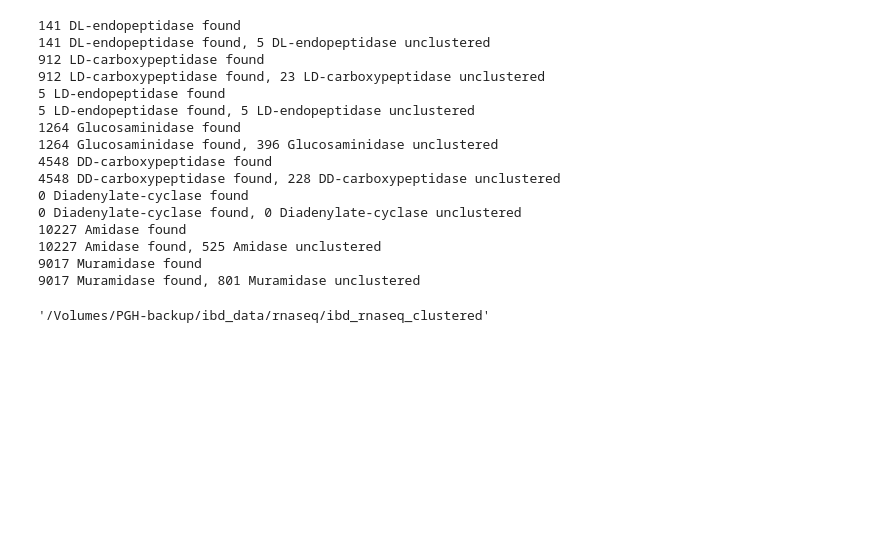
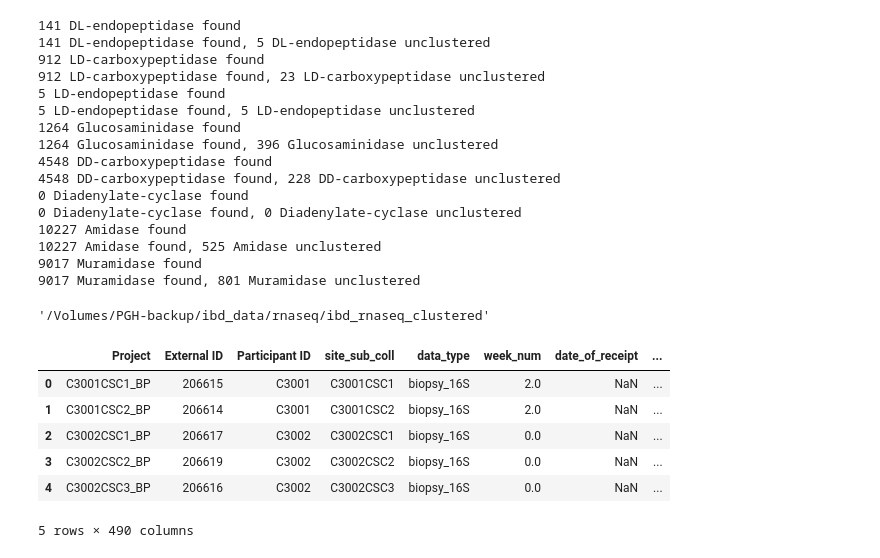
Before and after one commit to oliverdesa/Clustering_Metagenomics, a Jupyter notebook: src/clustering/mapping_clusters.ipynb, the cells around one changed output. Saved outputs shown, nothing was run; the diff lists cells and outputs as text; code cells hidden in the pictures; blank space fills up the shorter version.

```diff
--- a/src/clustering/mapping_clusters.ipynb
+++ b/src/clustering/mapping_clusters.ipynb
@@ -621,3 +619,15 @@ print(ibd_rna_clustered)
 make_outputs(ibd_rna_clustered, '/Volumes/PGH-backup/ibd_data/rnaseq/ibd_rnaseq_clustered')
 # %% [output]
 '/Volumes/PGH-backup/ibd_data/rnaseq/ibd_rnaseq_clustered'
+# %%
+metadata = pd.read_csv('/Volumes/PGH-backup/ibd_data/hmp2_metadata_2018-08-20.csv')
+
+display(metadata.head())
+# %% [output]
+|  | Project | External ID | Participant ID | site_sub_coll | data_type | week_num | date_of_receipt | ... |
+| 0 | C3001CSC1_BP | 206615 | C3001 | C3001CSC1 | biopsy_16S | 2.0 | NaN | ... |
+| 1 | C3001CSC2_BP | 206614 | C3001 | C3001CSC2 | biopsy_16S | 2.0 | NaN | ... |
+| 2 | C3002CSC1_BP | 206617 | C3002 | C3002CSC1 | biopsy_16S | 0.0 | NaN | ... |
+| 3 | C3002CSC2_BP | 206619 | C3002 | C3002CSC2 | biopsy_16S | 0.0 | NaN | ... |
+| 4 | C3002CSC3_BP | 206616 | C3002 | C3002CSC3 | biopsy_16S | 0.0 | NaN | ... |
+5 rows × 490 columns
```
Also changed, not shown: parts of 7 cells of this notebook, 3 other files.
